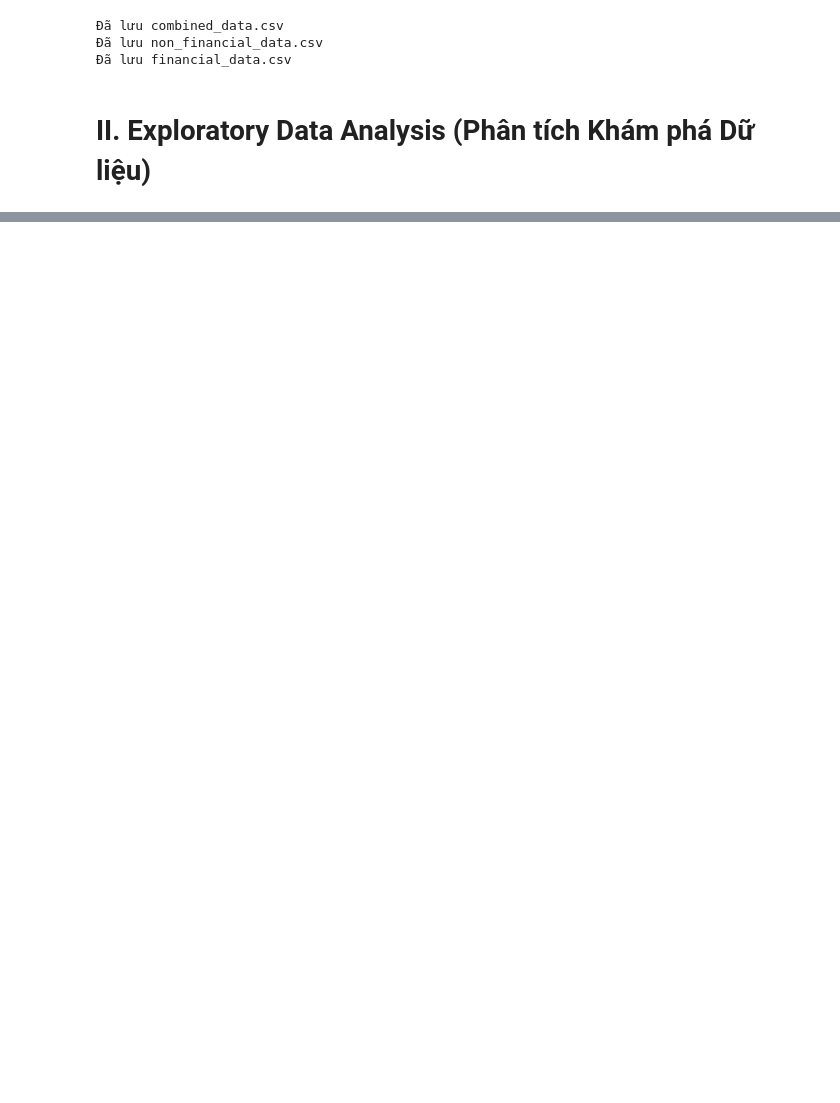
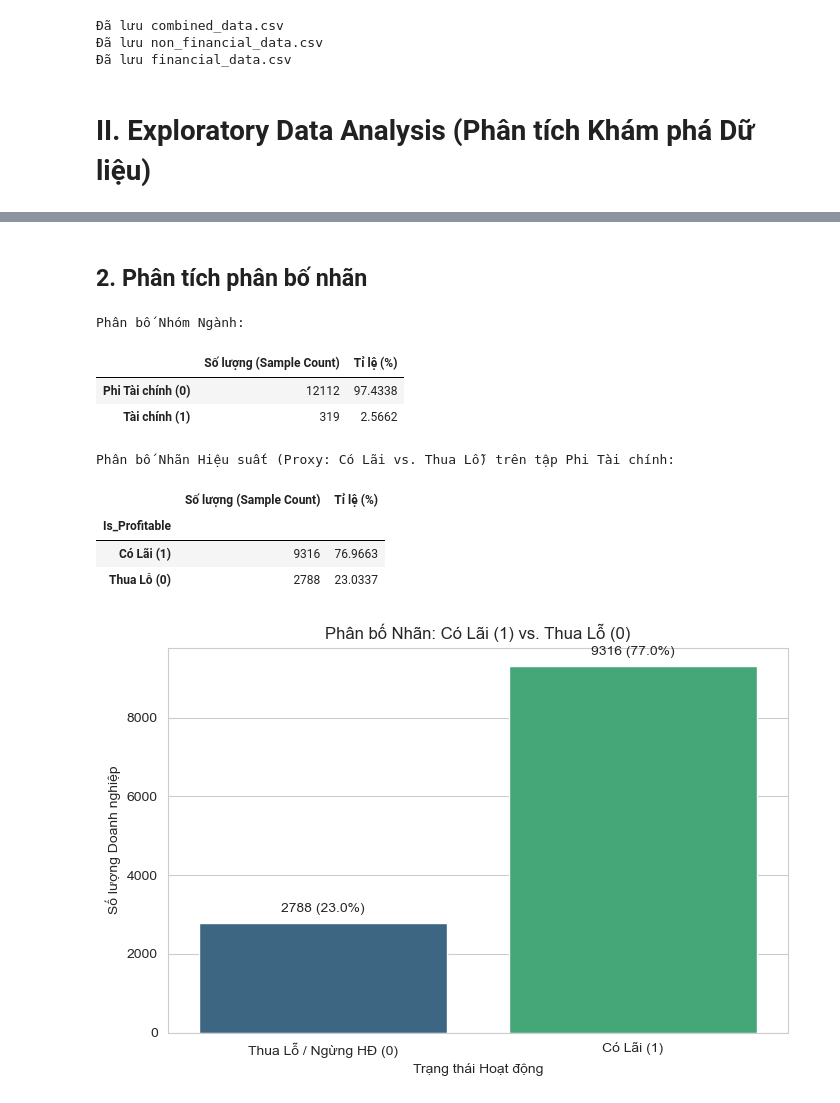
Before and after one commit to KiyoshiKoii/Intelligent-Stock-Advisory-System-for-the-Vietnamese-Market, a Jupyter notebook: src/notebooks/fa_eda.ipynb, the cells around one changed output, grey strips where cells are left out. Saved outputs shown, nothing was run; the diff lists cells and outputs as text; code cells hidden in the pictures; blank space fills up the shorter version.

```diff
--- a/src/notebooks/fa_eda.ipynb
+++ b/src/notebooks/fa_eda.ipynb
@@ -415,0 +558,59 @@ print(f"Đã lưu financial_data.csv")
+# %% [markdown]
+## 2. Phân tích phân bố nhãn
+# %%
+# --- 1. KIỂM TRA MẤT CÂN BẰNG CẤU TRÚC (TÀI CHÍNH VS. PHI TÀI CHÍNH) ---
+print("Phân bố Nhóm Ngành:")
+
+struct_counts = df_combined['is_financial'].value_counts()
+struct_pct = df_combined['is_financial'].value_counts(normalize=True) * 100
+
+struct_df = pd.DataFrame({
+    'Số lượng (Sample Count)': struct_counts,
+    'Tỉ lệ (%)': struct_pct
+})
+struct_df.index = ['Phi Tài chính (0)', 'Tài chính (1)'] if struct_df.index[0] == 0 else ['Tài chính (1)', 'Phi Tài chính (0)']
+display(struct_df)
+
+# --- 2. KIỂM TRA MẤT CÂN BẰNG HIỆU SUẤT (CÓ LÃI VS. THUA LỖ) ---
+# Mục đích: Kiểm tra xem tập dữ liệu Phi tài chính có bị lệch về nhóm "Lãi" không
+print("\nPhân bố Nhãn Hiệu suất (Proxy: Có Lãi vs. Thua Lỗ) trên tập Phi Tài chính:")
+
+proxy_col = 'Is_Profitable'
+df_non_financial_cleaned[proxy_col] = (df_non_financial_cleaned['ROA'] > 0).astype(int)
+
+# Tính toán
+perf_counts = df_non_financial_cleaned[proxy_col].value_counts()
+perf_pct = df_non_financial_cleaned[proxy_col].value_counts(normalize=True) * 100
+
+perf_df = pd.DataFrame({
+    'Số lượng (Sample Count)': perf_counts,
+    'Tỉ lệ (%)': perf_pct
+})
+perf_df.index = perf_df.index.map({1: 'Có Lãi (1)', 0: 'Thua Lỗ (0)'})
+display(perf_df)
+
+# Vẽ biểu đồ trực quan
+plt.figure(figsize=(8, 5))
+ax = sns.countplot(x=proxy_col, data=df_non_financial_cleaned, palette='viridis')
+plt.title('Phân bố Nhãn: Có Lãi (1) vs. Thua Lỗ (0)')
+plt.xlabel('Trạng thái Hoạt động')
+plt.ylabel('Số lượng Doanh nghiệp')
+plt.xticks([0, 1], ['Thua Lỗ / Ngừng HĐ (0)', 'Có Lãi (1)'])
+
+# Thêm nhãn số lượng lên cột
+for p in ax.patches:
+    ax.annotate(f'{int(p.get_height())} ({p.get_height()/len(df_non_financial_cleaned)*100:.1f}%)',
+                (p.get_x() + p.get_width() / 2., p.get_height()),
+                ha = 'center', va = 'center', xytext = (0, 10), textcoords = 'offset points')
+plt.show()
+# %% [output]
+Phân bố Nhóm Ngành:
+|  | Số lượng (Sample Count) | Tỉ lệ (%) |
+| Phi Tài chính (0) | 12112 | 97.4338 |
+| Tài chính (1) | 319 | 2.5662 |
+Phân bố Nhãn Hiệu suất (Proxy: Có Lãi vs. Thua Lỗ) trên tập Phi Tài chính:
+|  | Số lượng (Sample Count) | Tỉ lệ (%) |
+| Is_Profitable |  |  |
+| Có Lãi (1) | 9316 | 76.9663 |
+| Thua Lỗ (0) | 2788 | 23.0337 |
+[figure, added]
```
Also changed, not shown: parts of 22 cells of this notebook, 2 other files.
